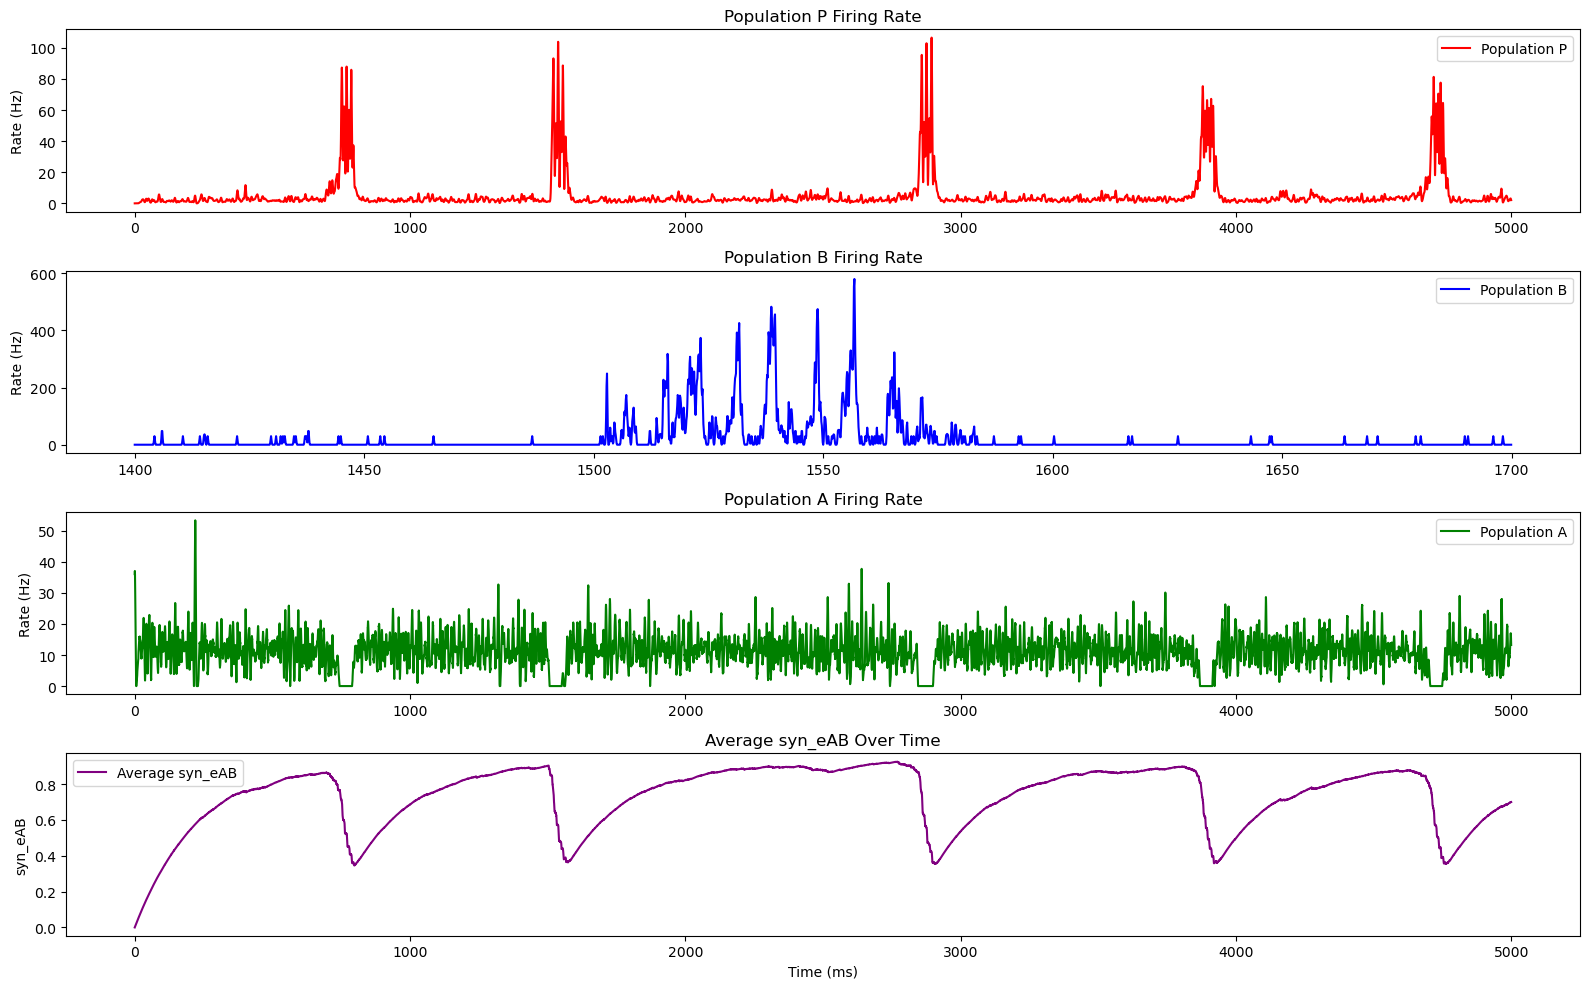
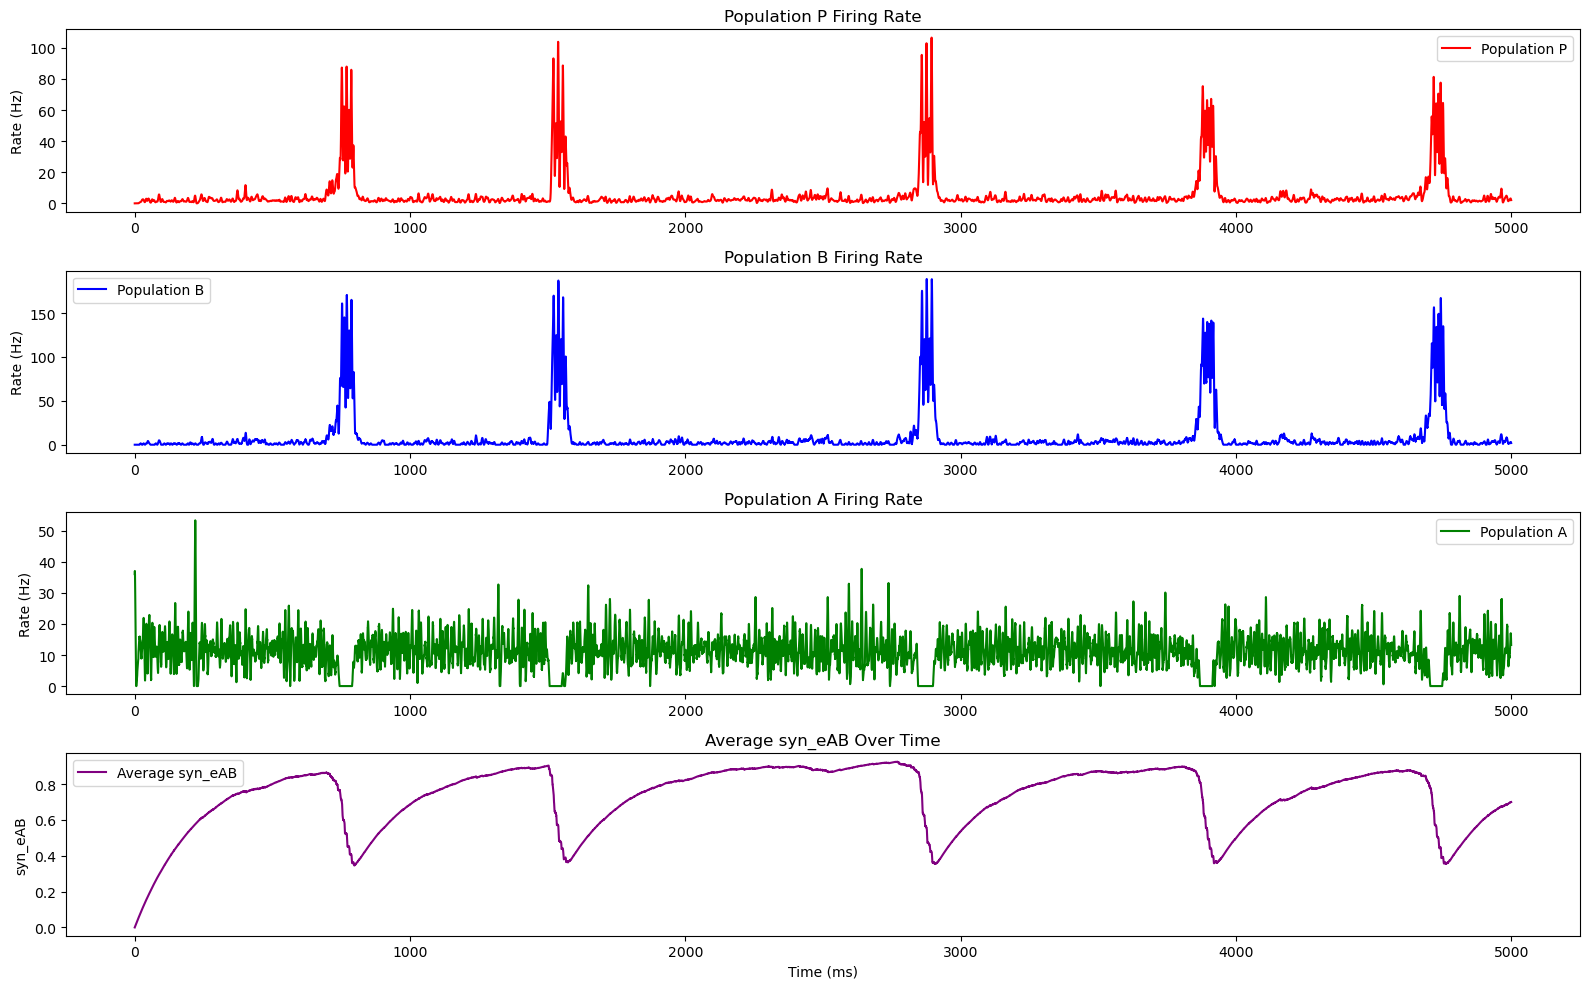
The notebook cell's code change between the first figure and the second:
--- before
+++ after
@@ -11,5 +11,5 @@
 # Population B Firing Rate
 plt.subplot(4, 1, 2)
-plt.plot(pop_rate_B.t / ms, pop_rate_B.smooth_rate(window="gaussian", width=0.1 * ms) / Hz,
+plt.plot(pop_rate_B.t / ms, pop_rate_B.smooth_rate(window="gaussian", width=2 * ms) / Hz,
          label='Population B', color='blue')
 plt.ylabel('Rate (Hz)')

Commit: adjust plot units